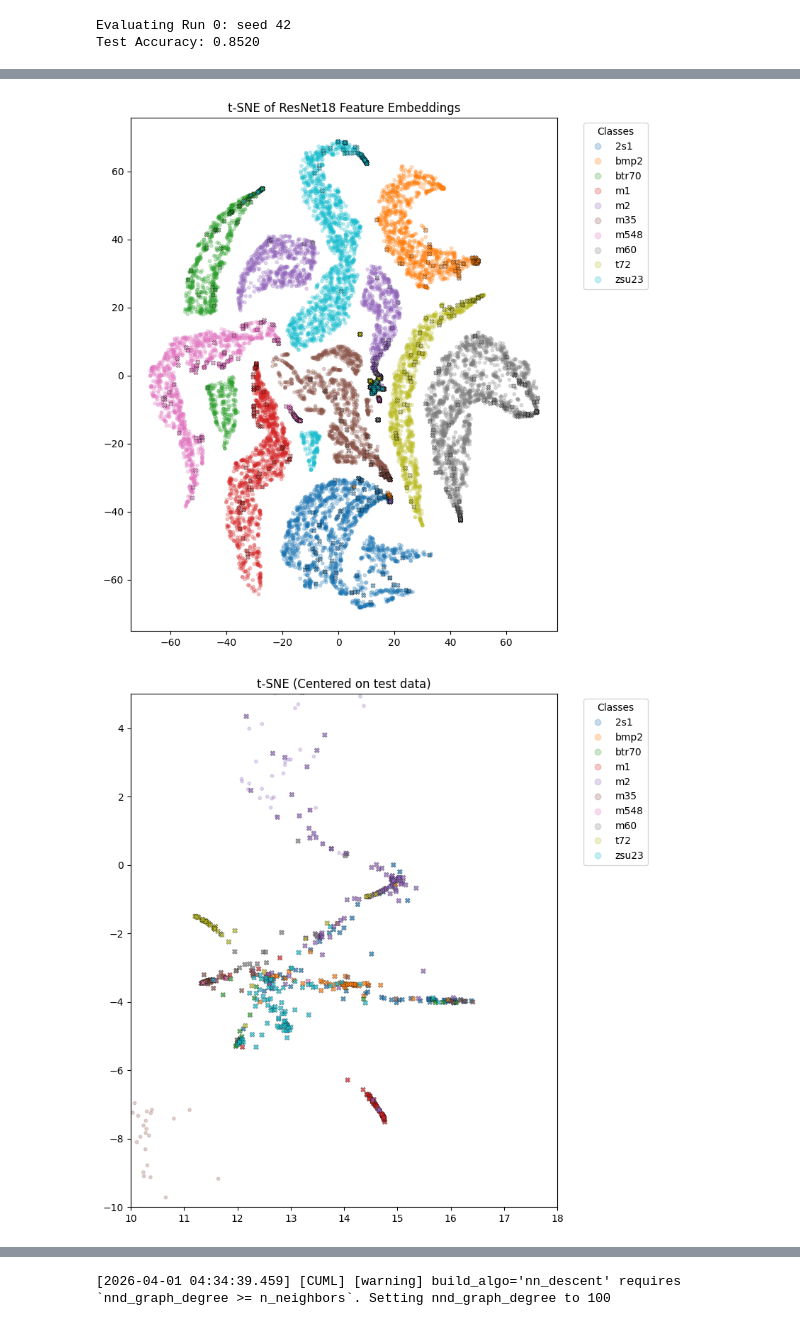
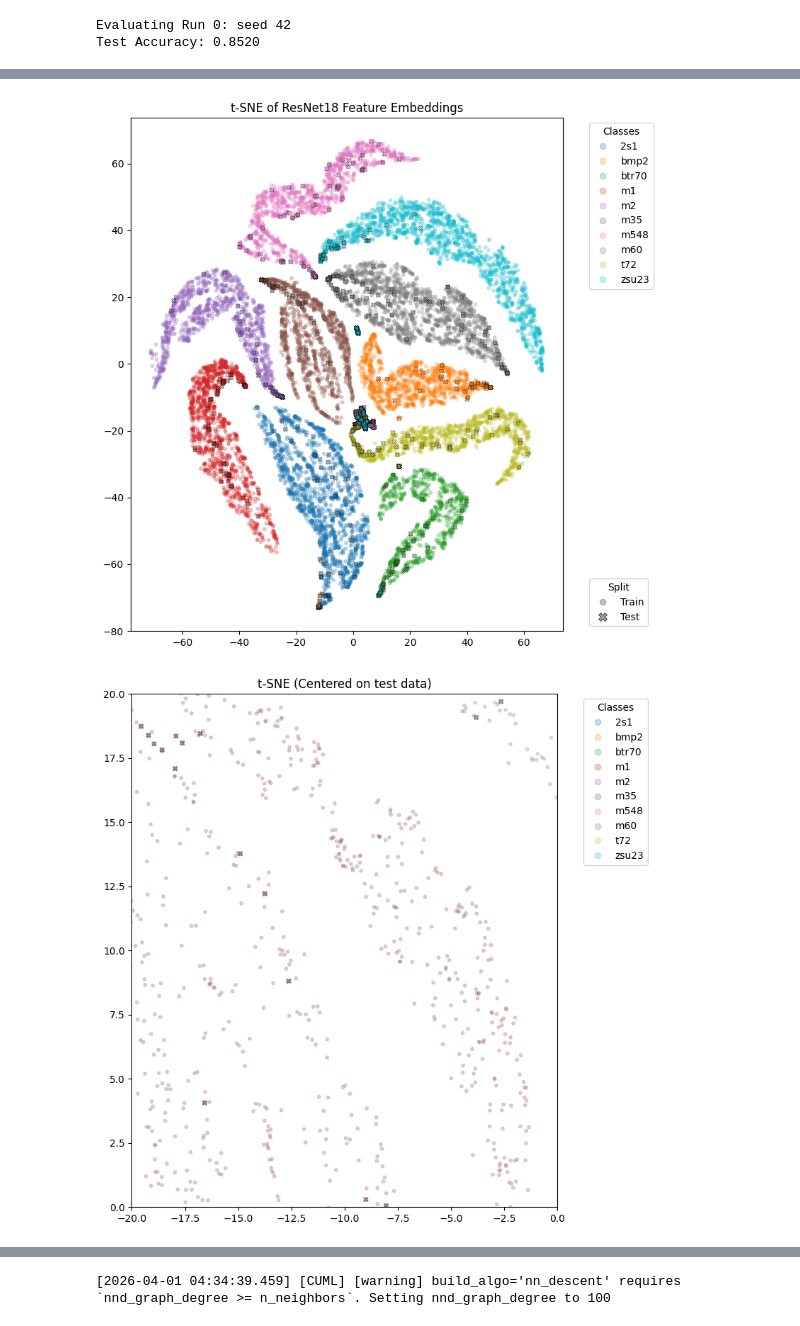
Before and after one commit to alvin-ng44/SAR_ML, a Jupyter notebook: notebooks/SSR/S2/100_clutter_measured.ipynb, the cells around one changed output, grey strips where cells are left out. Cells and saved outputs as stored; diff of their text form; code cells hidden in the pictures.

```diff
--- a/notebooks/SSR/S2/100_clutter_measured.ipynb
+++ b/notebooks/SSR/S2/100_clutter_measured.ipynb
@@ -454,7 +455,7 @@ for i, seed in enumerate(seed_lst):
 
     # Load your trained weights
     new_model.load_state_dict(torch.load(
-        os.path.join(workspace, f"weights/SSR/Experiment_2/rn18_seed42_b16.pth"),
+        os.path.join(workspace, f"weights/SSR/Experiment_2/100_clutter/rn18_seed42_b16.pth"),
         map_location=device
     ))
 
@@ -465,7 +466,7 @@ for i, seed in enumerate(seed_lst):
     total = 0
 
     with torch.no_grad():
-        for inputs, labels in dataloaders["test"]:
+        for inputs, labels in DataLoader(test_ds, batch_size=64, shuffle=False, num_workers=16, pin_memory = True, persistent_workers=True):
             inputs = inputs.to(device)
             labels = labels.to(device)
 
@@ -536,7 +537,7 @@ class_names = [name for name, idx in sorted(meas_ds.class_to_idx.items(), key=la
 
 n_classes = len(class_names)
 
-plt.figure(figsize=(8, 8))
+fig = plt.figure(figsize=(8, 8))
 scatter = plt.scatter(
     features_2d[:len(train_ds):10, 0],
     features_2d[:len(train_ds):10, 1],
@@ -561,13 +562,23 @@ plt.scatter(
     vmin=0, vmax=n_classes - 1
 )
 
-plt.legend(
+class_legend = plt.legend(
     handles=scatter.legend_elements()[0],
     labels=class_names,
     title="Classes",
     bbox_to_anchor=(1.05, 1),
     loc="upper left"
 )
+
+fig.add_artist(class_legend)  # keep it when adding the second legend
+
+# Marker legend for train vs test
+marker_handles = [
+    Line2D([0], [0], marker="o", color="grey", linestyle="None", markersize=6, alpha=0.5, label="Train"),
+    Line2D([0], [0], marker="X", color="grey", linestyle="None", markersize=8, alpha=0.8, markeredgecolor="k", markeredgewidth=0.5, label="Test"),
+]
+
+plt.legend(handles=marker_handles, title="Split", bbox_to_anchor=(1.05, 0), loc="lower left")
 
 plt.title("t-SNE of ResNet18 Feature Embeddings")
 plt.tight_layout()
@@ -606,8 +617,8 @@ plt.legend(
     loc="upper left"
 )
 
-plt.xlim(10, 18)
-plt.ylim(-10, 5)
+plt.xlim(-20, 0)
+plt.ylim(0, 20)
 
 plt.title("t-SNE (Centered on test data)")
 plt.tight_layout()
@@ -640,32 +651,32 @@ for ds in tqdm(train_ds.datasets):
     s2m = ds.transform.transforms[2]  # Scenario2Merging is the 3rd transform
 
     for path, label in ds.samples:
         abs_path = str(Path(path).resolve())
         clutter_file, r, c = s2m.clutter_cache[abs_path]
 
         # Use preloaded if available, else load from disk
         if s2m.preloaded and clutter_file in s2m.preloaded:
             clutter_log = s2m.preloaded[clutter_file]
         else:
             clutter_log = s2m.log_mapper(Magnitude()(read_mstar_clutter_complex(clutter_file)))
 
         crop = clutter_log[r:r + s2m.crop_size, c:c + s2m.crop_size]
         clutter_brightness.append(crop.mean())
 
 # Plot
 plt.figure(figsize=(8, 8))
 plt.scatter(
     features_2d[:len(train_ds):10, 0],
     features_2d[:len(train_ds):10, 1],
     c=clutter_brightness[::10],
     cmap="RdBu",
     s=10,
     alpha=0.25,
 )
 plt.colorbar(label="Clutter brightness")
 plt.title("t-SNE colored by clutter brightness")
 plt.tight_layout()
 plt.show()
 # %% [output]
-[figure, old version]
+[figure, new version]
-[figure, old version]
+[figure, new version]
```
Also changed, not shown: parts of 4 cells of this notebook, 2 other files.
